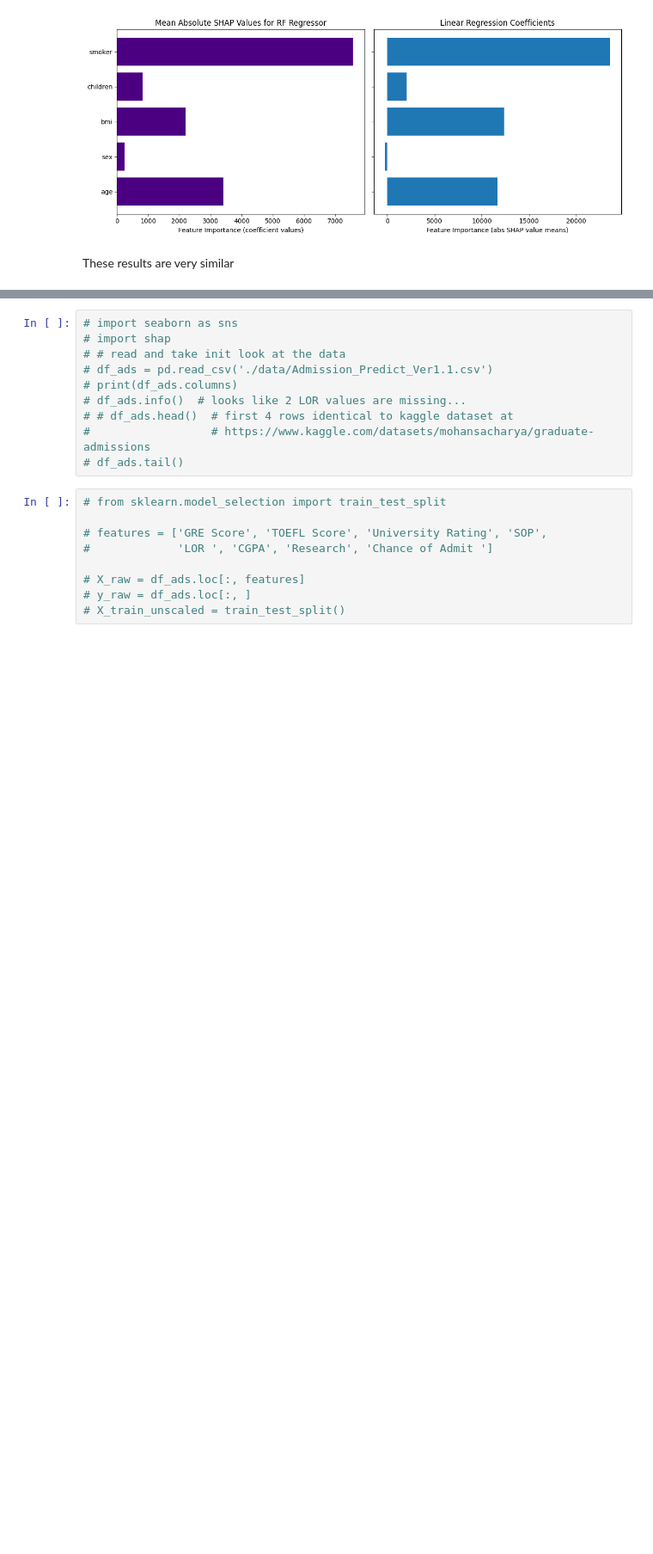
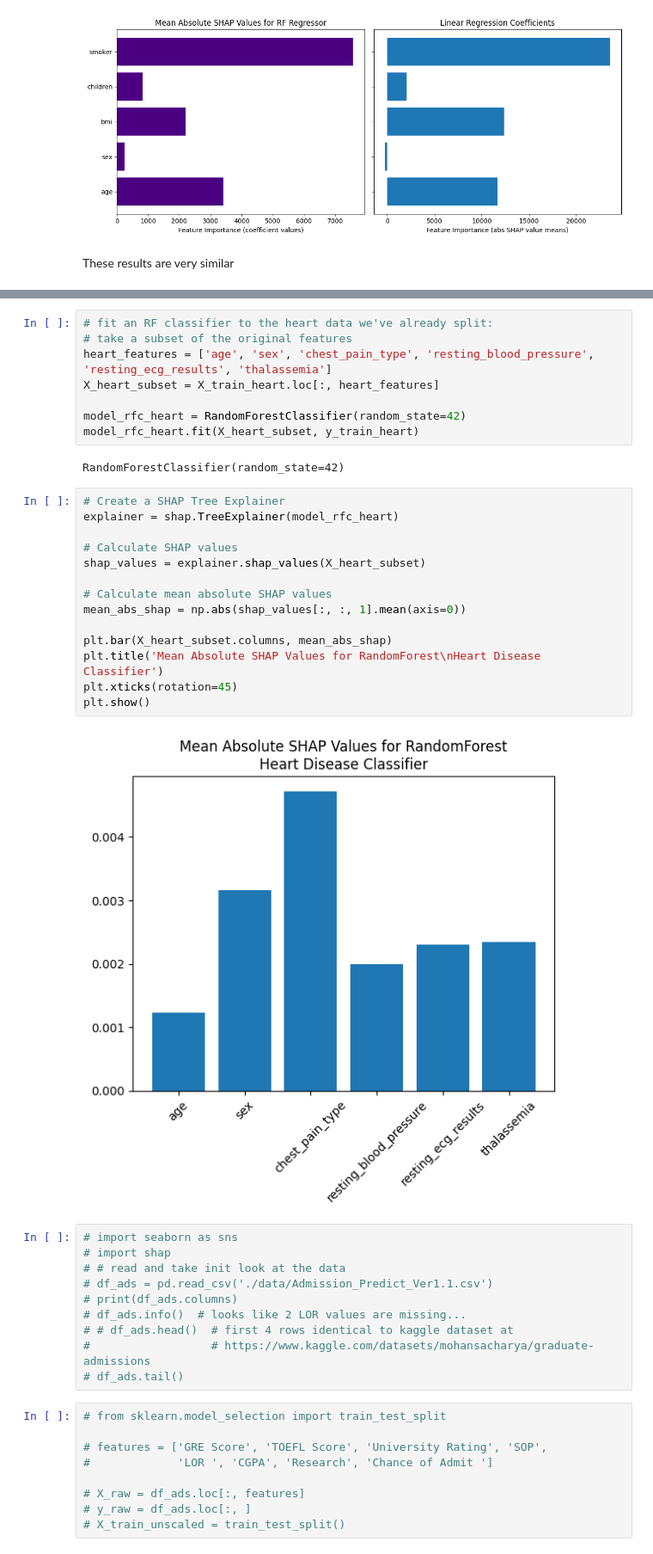
Before and after one commit to MichaelSzczepaniak/MLAIProjects, a Jupyter notebook: ExplainableML/ExplainableML.ipynb, the cells around one changed output, grey strips where cells are left out. Shown at 86% size. Drawn from its saved outputs; the diff is of its cells as text; blank space fills up the shorter version.

Commit message:
add shap explainer for rf classifier model of heart disease

```diff
--- a/ExplainableML/ExplainableML.ipynb
+++ b/ExplainableML/ExplainableML.ipynb
@@ -509,3 +513,29 @@ These results are very similar
+# %%
+# fit an RF classifier to the heart data we've already split:
+# take a subset of the original features
+heart_features = ['age', 'sex', 'chest_pain_type', 'resting_blood_pressure', 'resting_ecg_results', 'thalassemia']
+X_heart_subset = X_train_heart.loc[:, heart_features]
+
+model_rfc_heart = RandomForestClassifier(random_state=42)
+model_rfc_heart.fit(X_heart_subset, y_train_heart)
+# %% [output]
+RandomForestClassifier(random_state=42)
+# %%
+# Create a SHAP Tree Explainer
+explainer = shap.TreeExplainer(model_rfc_heart)
+
+# Calculate SHAP values
+shap_values = explainer.shap_values(X_heart_subset)
+
+# Calculate mean absolute SHAP values
+mean_abs_shap = np.abs(shap_values[:, :, 1].mean(axis=0))
+
+plt.bar(X_heart_subset.columns, mean_abs_shap)
+plt.title('Mean Absolute SHAP Values for RandomForest\nHeart Disease Classifier')
+plt.xticks(rotation=45)
+plt.show()
+# %% [output]
+[figure, added]
 # %%
 # import seaborn as sns
 # import shap
```
Also changed, not shown: parts of 11 cells of this notebook.
